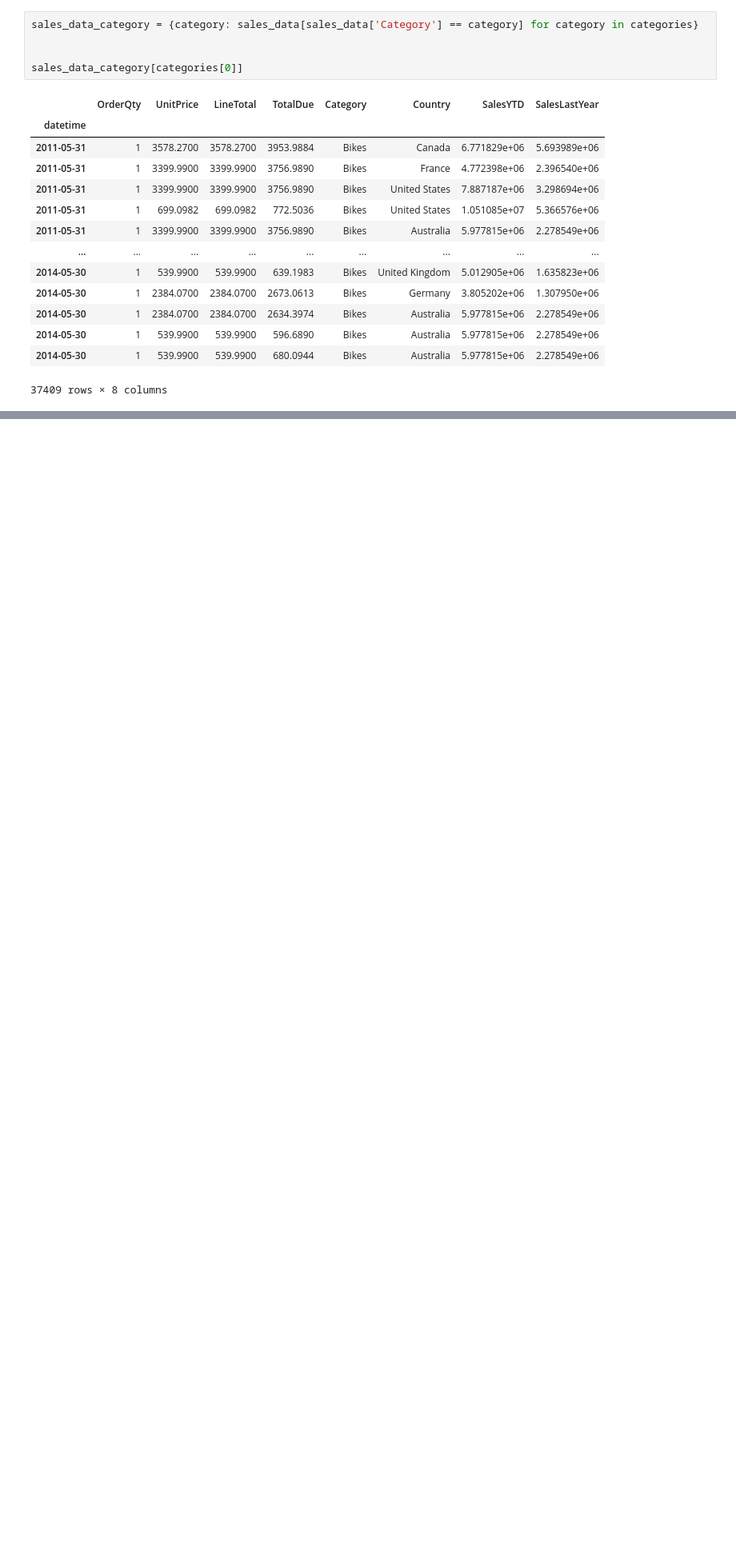
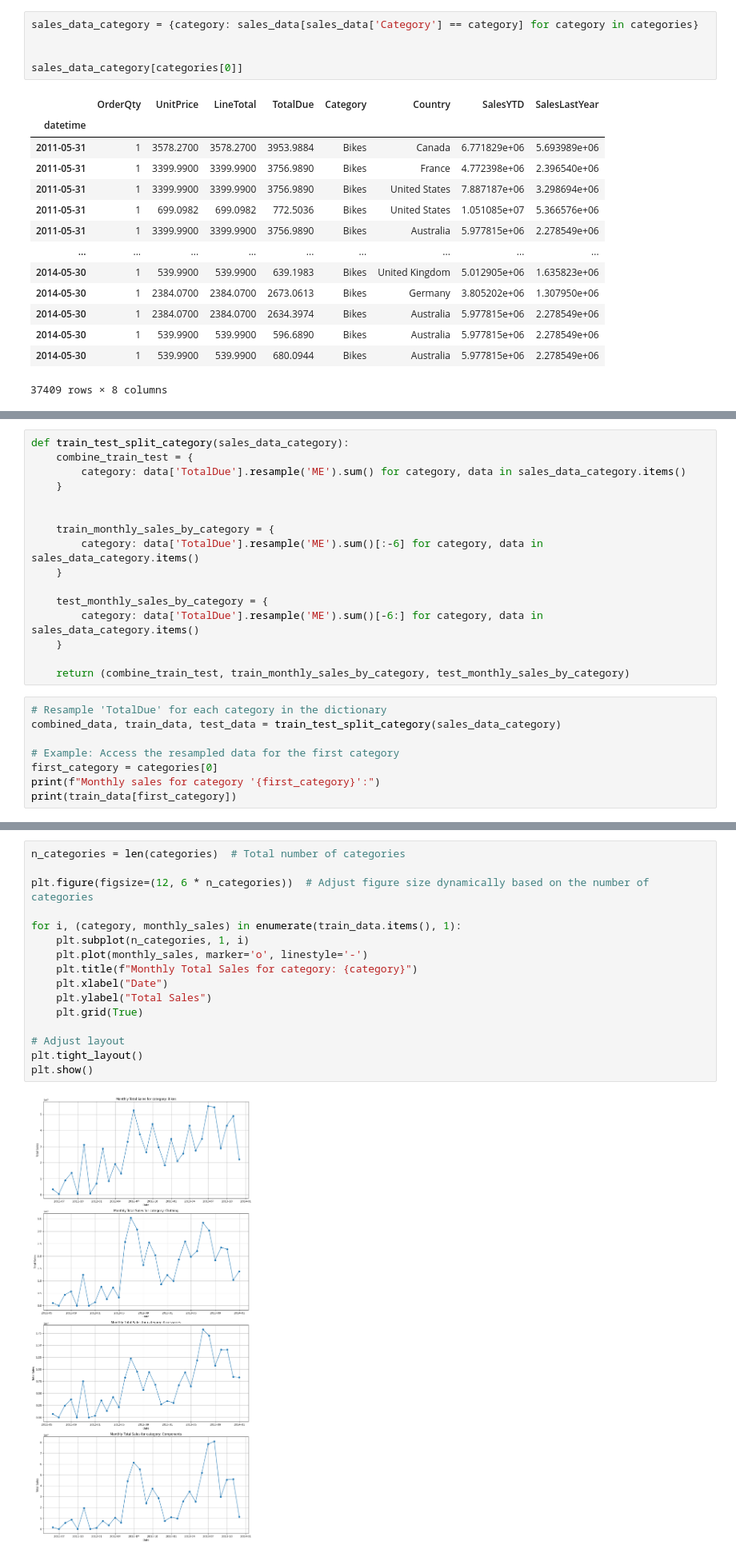
Before and after one commit to ga1nang/curent_topic, a Jupyter notebook: arima_category.ipynb, the cells around one changed output, grey strips where cells are left out. Shown at 80% size. Cells and saved outputs as stored; diff of their text form; blank space fills up the shorter version.

Commit message:
Finish forecasting for categories

```diff
--- a/arima_category.ipynb
+++ b/arima_category.ipynb
@@ -498,0 +80,24 @@ plt.show()
+# %%
+def train_test_split_category(sales_data_category):
+    combine_train_test = {
+        category: data['TotalDue'].resample('ME').sum() for category, data in sales_data_category.items()
+    }
+
+
+    train_monthly_sales_by_category = {
+        category: data['TotalDue'].resample('ME').sum()[:-6] for category, data in sales_data_category.items()
+    }
+
+    test_monthly_sales_by_category = {
+        category: data['TotalDue'].resample('ME').sum()[-6:] for category, data in sales_data_category.items()
+    }
+
+    return (combine_train_test, train_monthly_sales_by_category, test_monthly_sales_by_category)
+# %%
+# Resample 'TotalDue' for each category in the dictionary
+combined_data, train_data, test_data = train_test_split_category(sales_data_category)
+
+# Example: Access the resampled data for the first category
+first_category = categories[0]
+print(f"Monthly sales for category '{first_category}':")
+print(train_data[first_category])
@@ -498,0 +122,18 @@ plt.show()
+# %%
+n_categories = len(categories)  # Total number of categories
+
+plt.figure(figsize=(12, 6 * n_categories))  # Adjust figure size dynamically based on the number of categories
+
+for i, (category, monthly_sales) in enumerate(train_data.items(), 1):
+    plt.subplot(n_categories, 1, i)
+    plt.plot(monthly_sales, marker='o', linestyle='-')
+    plt.title(f"Monthly Total Sales for category: {category}")
+    plt.xlabel("Date")
+    plt.ylabel("Total Sales")
+    plt.grid(True)
+
+# Adjust layout
+plt.tight_layout()
+plt.show()
+# %% [output]
+[figure, added]
```
Also changed, not shown: parts of 67 cells of this notebook, 8 other files.
